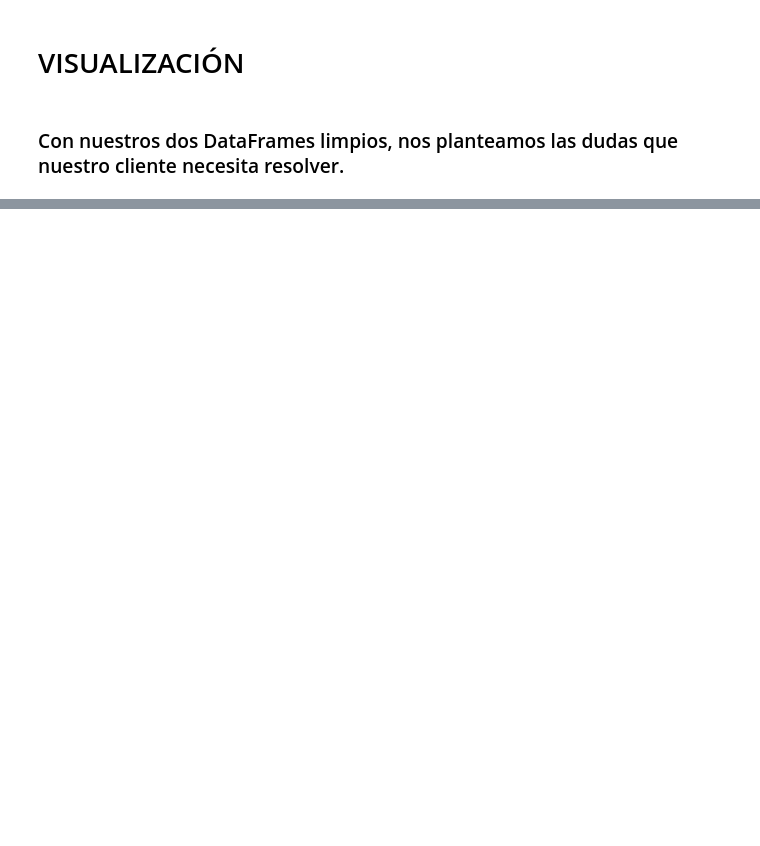
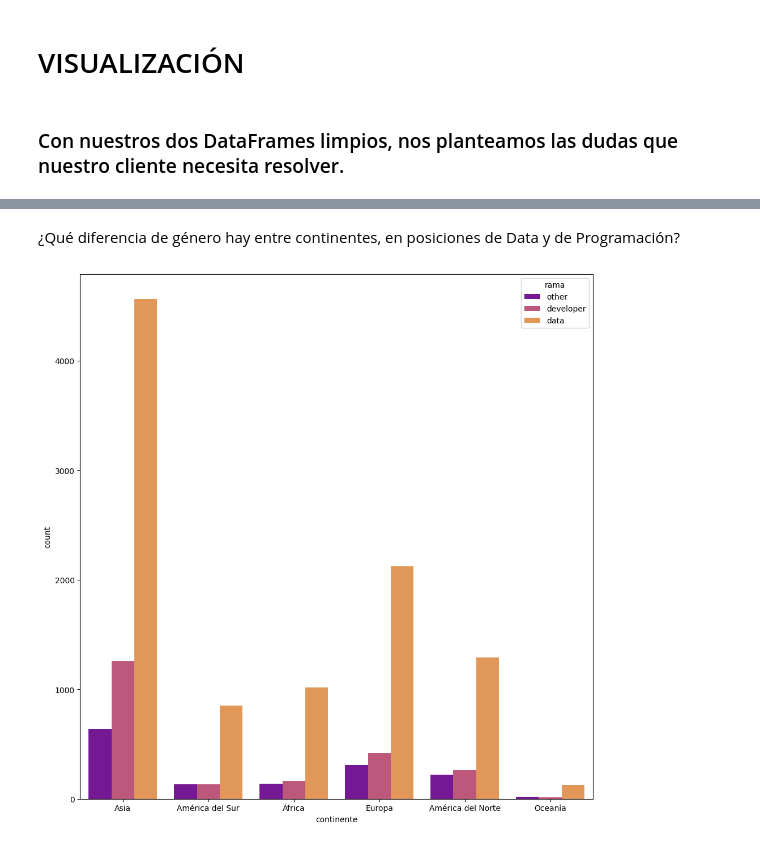
Before and after one commit to silviagordon/EDA-Visualizacion, a Jupyter notebook: Notebooks/Visualización.ipynb, the cells around one changed output, grey strips where cells are left out. Drawn from its saved outputs; the diff is of its cells as text; code cells hidden in the pictures; blank space fills up the shorter version.

```diff
--- a/Notebooks/Visualización.ipynb
+++ b/Notebooks/Visualización.ipynb
@@ -31,0 +52,2 @@ df_tecnico.head()
+# %% [markdown]
+¿Qué diferencia de género hay entre continentes, en posiciones de Data y de Programación?
@@ -31,0 +56,9 @@ df_tecnico.head()
+# %%
+plt.figure(figsize=(10,10))
+
+fig = sns.countplot(x = df_social["continente"],hue = df_social["rama"],  palette = 'plasma')
+plt.tight_layout()
+
+plt.show()
+# %% [output]
+[figure, added]
```
Also changed, not shown: parts of 15 cells of this notebook.
